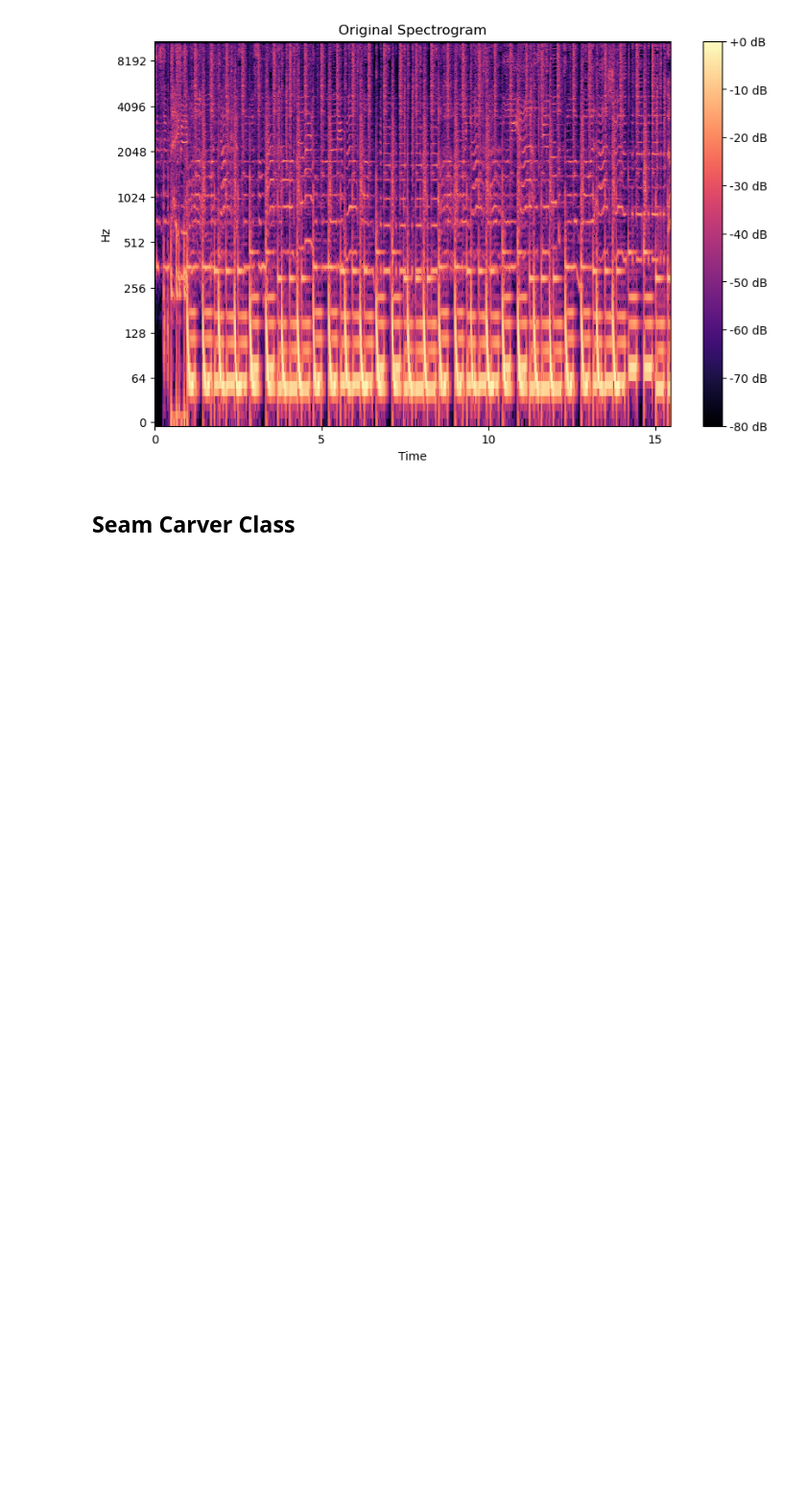
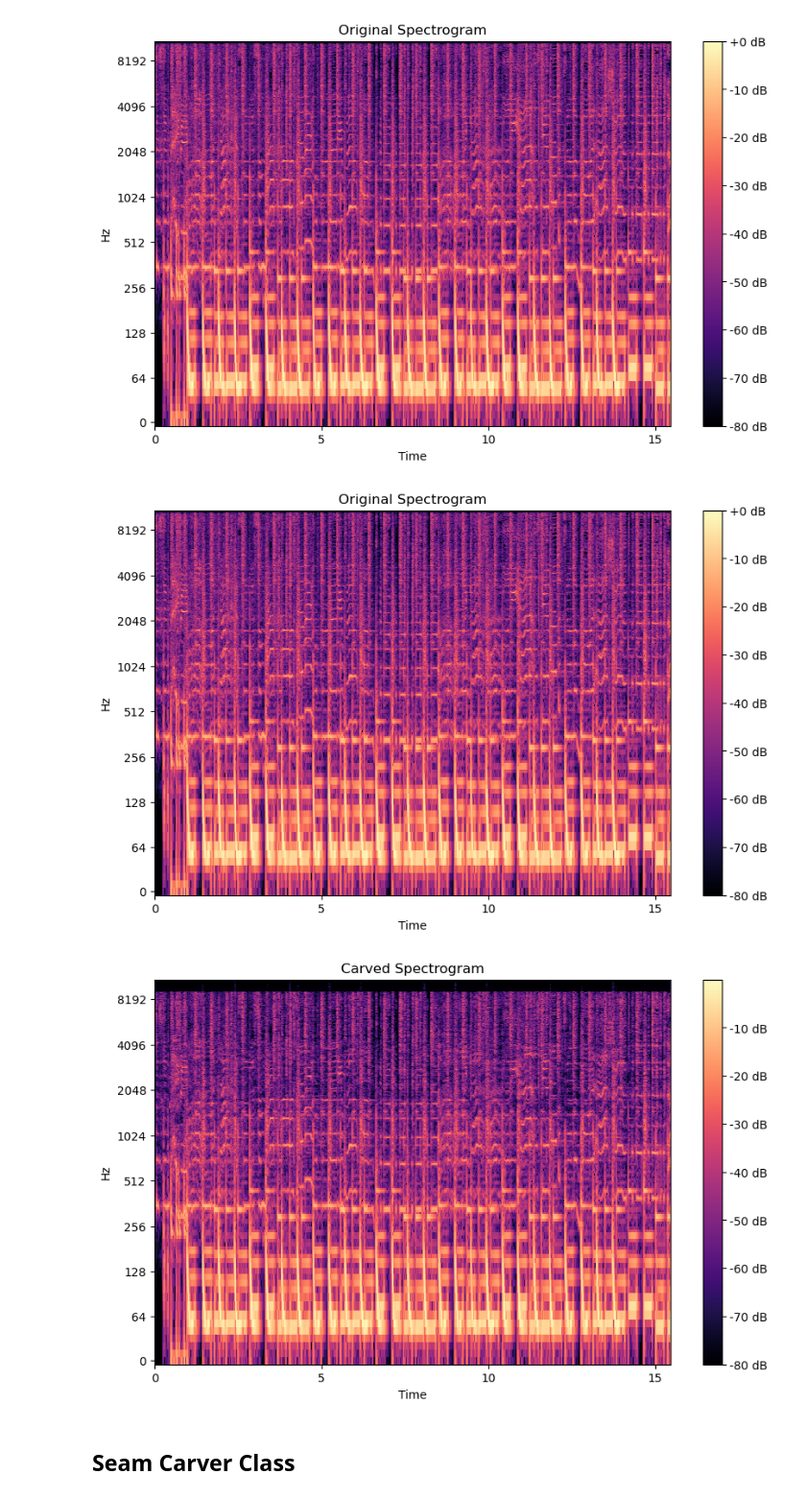
Before and after one commit to Aloosha2/audio_carver, a Jupyter notebook: audio/seamcarving_using_spectrogram.ipynb, the cells around one changed output. Shown at 96% size. Saved outputs shown, nothing was run; the diff lists cells and outputs as text; code cells hidden in the pictures; blank space fills up the shorter version.

```diff
--- a/audio/seamcarving_using_spectrogram.ipynb
+++ b/audio/seamcarving_using_spectrogram.ipynb
@@ -52,6 +53,43 @@ plt.savefig("NewJeansOrg.png")
 plt.show()
 # %% [output]
 [figure]
+# %%
+# Convert the amplitude to decibels for better visualization
+D_dbD = librosa.amplitude_to_db(np.abs(DD), ref=np.max)
+
+# Plot the spectrogram
+plt.figure(figsize=(10, 6))
+librosa.display.specshow(D_dbD, sr=sr_nj, x_axis='time', y_axis='log')
+plt.colorbar(format='%+2.0f dB')
+plt.title('Original Spectrogram')
+
+xmin, xmax, ymin, ymax = plt.axis()
+#plt.ylim(0,1500)
+plt.show()
+
+
+#new_flute, sr_f = librosa.load('NewJeansOMG_vertical200.wav')
+new_flute, sr_f = librosa.load('NewJeansOMG_horizontal600.wav')
+D = librosa.stft(new_flute)
+# Magnitude and phase
+magnitude = np.abs(D)
+phase = np.angle(D)
+complex_spectrogram = magnitude * np.exp(1j * phase)
+
+# Calculate spectrogram for complex spectrogram data
+D_db = librosa.amplitude_to_db(np.abs(complex_spectrogram), ref=np.max)
+plt.figure(figsize=(10, 6))
+librosa.display.specshow(D_db, sr=sr_f, x_axis='time', y_axis='log')
+plt.colorbar(format='%+2.0f dB')
+plt.title('Carved Spectrogram')
+
+# Set the same axis limits as the first plot
+plt.axis([xmin, xmax, ymin, ymax])
+plt.savefig("NewJeans_horizontal260.png")
+plt.show()
+# %% [output]
+[figure, added]
+[figure, added]
 # %% [markdown]
 ## Seam Carver Class
 # %%
```
Also changed, not shown: parts of 1 cell of this notebook, 5 other files.
